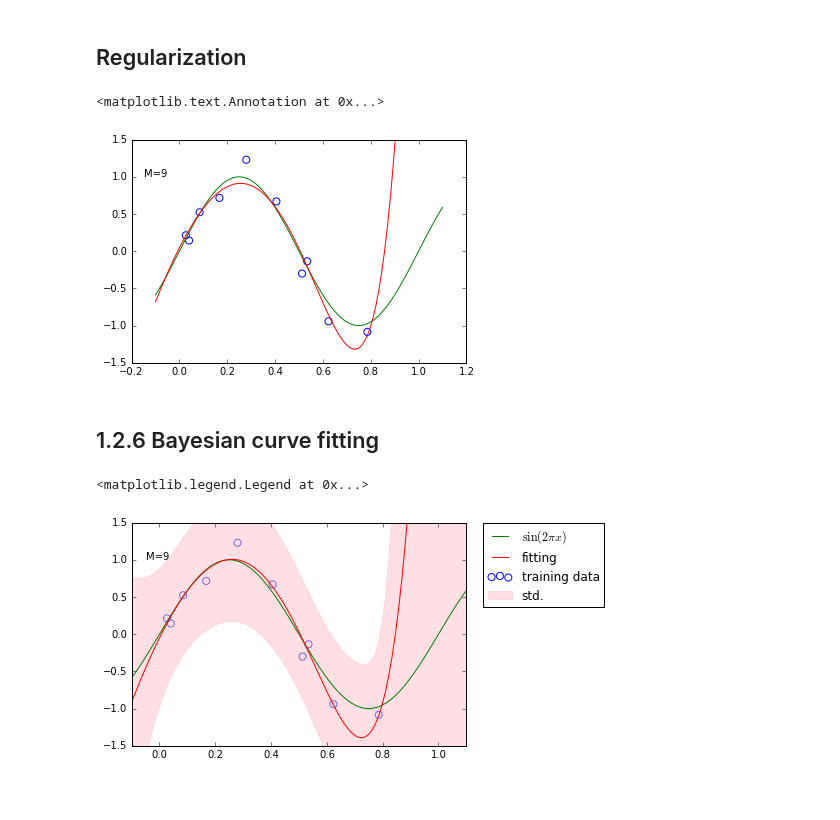
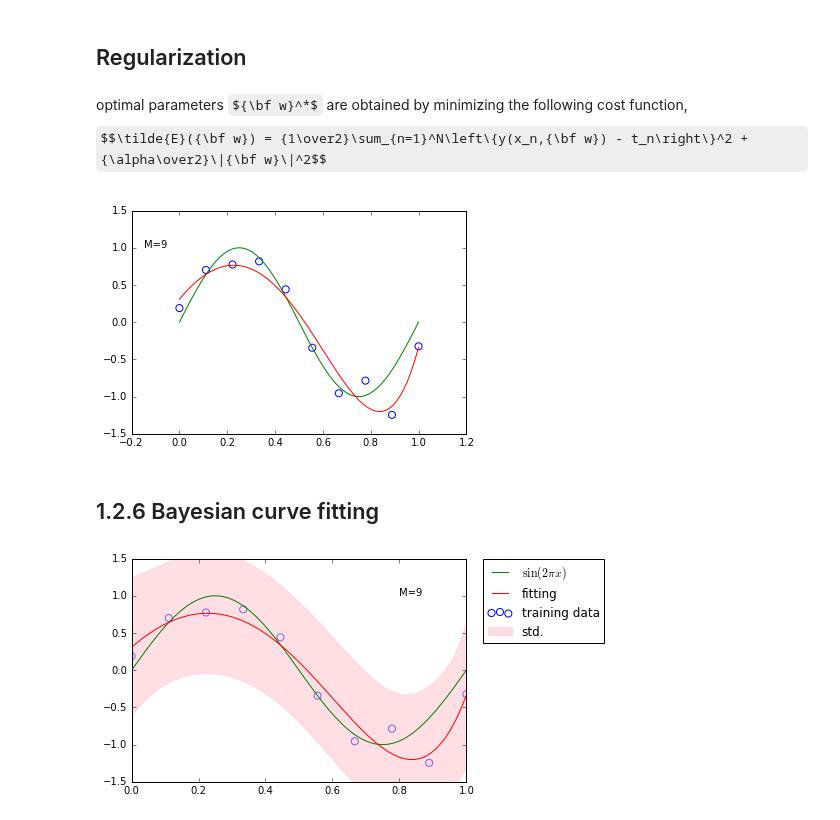
Before and after one commit to ctgk/PRML, a Jupyter notebook: ch01_Introduction.ipynb, the cells around one changed output. Cells and saved outputs as stored; diff of their text form; code cells hidden in the pictures; some formulas as TeX source.

Commit message:
wrote some mathematical equations explaining linear regression and ridge regression

```diff
--- a/ch01_Introduction.ipynb
+++ b/ch01_Introduction.ipynb
@@ -9,7 +9,7 @@ import features
 from regressions import LinearRegression, RidgeRegression, BayesianLinearRegression
 # %%
 def create_toy_data(func, sample_size, std):
-    x = np.random.uniform(size=sample_size)
+    x = np.linspace(0, 1, sample_size)
     t = func(x) + np.random.normal(scale=std, size=x.shape)
     return x, t
 
@@ -17,10 +17,11 @@ def func(x):
     return np.sin(2 * np.pi * x)
 
 x_train, y_train = create_toy_data(func, 10, 0.25)
-x_test = np.linspace(-0.1, 1.1, 100)
+x_test = np.linspace(0, 1, 100)
 y_test = func(x_test)
 
 plt.scatter(x_train, y_train, facecolor="none", edgecolor="b", s=50, label="training data")
 plt.plot(x_test, y_test, c="g", label="$\sin(2\pi x)$")
 plt.legend()
+plt.show()
 # %% [output]
@@ -32,18 +37,18 @@ plt.legend()
 for i, degree in enumerate([0, 1, 3, 9]):
     plt.subplot(2, 2, i + 1)
     feature = features.Polynomial(degree)
-    X_train = feature.transform(x_train[:, None])
-    X_test = feature.transform(x_test[:, None])
+    X_train = feature.transform(x_train)
+    X_test = feature.transform(x_test)
 
     model = LinearRegression()
     model.fit(X_train, y_train)
     y = model.predict(X_test)
 
-    y = model.predict(X_test)
     plt.scatter(x_train, y_train, facecolor="none", edgecolor="b", s=50, label="training data")
     plt.plot(x_test, y_test, c="g", label="$\sin(2\pi x)$")
     plt.plot(x_test, y, c="r", label="fitting")
     plt.ylim(-1.5, 1.5)
     plt.annotate("M={}".format(degree), xy=(-0.15, 1))
 plt.legend(bbox_to_anchor=(1.05, 0.64), loc=2, borderaxespad=0.)
+plt.show()
 # %% [output]
@@ -51,0 +59,24 @@ plt.legend(bbox_to_anchor=(1.05, 0.64), loc=2, borderaxespad=0.)
+# %%
+def rmse(a, b):
+    return np.sqrt(np.mean(np.square(a - b)))
+
+training_errors = []
+test_errors = []
+
+for i in range(10):
+    feature = features.Polynomial(i)
+    X_train = feature.transform(x_train)
+    X_test = feature.transform(x_test)
+
+    model = LinearRegression()
+    model.fit(X_train, y_train)
+    y = model.predict(X_test)
+    training_errors.append(rmse(model.predict(X_train), y_train))
+    test_errors.append(rmse(model.predict(X_test), y_test + np.random.normal(scale=0.25, size=(len(y_test),))))
+
+plt.plot(training_errors, 'o-', mfc="none", mec="b", ms=10, c="b", label="Training")
+plt.plot(test_errors, 'o-', mfc="none", mec="r", ms=10, c="r", label="Test")
+plt.legend()
+plt.xlabel("degree")
+plt.ylabel("RMSE")
+plt.show()
@@ -52,9 +85,12 @@ plt.legend(bbox_to_anchor=(1.05, 0.64), loc=2, borderaxespad=0.)
 # %% [markdown]
 ## Regularization
+# %% [markdown]
+optimal parameters ${\bf w}^*$ are obtained by minimizing the following cost function,
+$$\tilde{E}({\bf w}) = {1\over2}\sum_{n=1}^N\left\{y(x_n,{\bf w}) - t_n\right\}^2 + {\alpha\over2}\|{\bf w}\|^2$$
 # %%
 feature = features.Polynomial(9)
-X_train = feature.transform(x_train[:, None])
-X_test = feature.transform(x_test[:, None])
+X_train = feature.transform(x_train)
+X_test = feature.transform(x_test)
 
 model = RidgeRegression(alpha=1e-3)
 model.fit(X_train, y_train)
@@ -66,24 +102,24 @@ plt.plot(x_test, y_test, c="g", label="$\sin(2\pi x)$")
 plt.plot(x_test, y, c="r", label="fitting")
 plt.ylim(-1.5, 1.5)
 plt.annotate("M=9", xy=(-0.15, 1))
+plt.show()
 # %% [output]
-<matplotlib.text.Annotation at 0x...>
-[figure, old version]
+[figure, new version]
 # %% [markdown]
 ## 1.2.6 Bayesian curve fitting
 # %%
-bayes_model = BayesianLinearRegression(alpha=5e-4, beta=2)
+bayes_model = BayesianLinearRegression(alpha=2e-3, beta=2)
 bayes_model.fit(X_train, y_train)
 
 y, y_err = bayes_model.predict_dist(X_test)
 plt.scatter(x_train, y_train, facecolor="none", edgecolor="b", s=50, label="training data")
 plt.plot(x_test, y_test, c="g", label="$\sin(2\pi x)$")
 plt.plot(x_test, y, c="r", label="fitting")
 plt.fill_between(x_test, y - y_err, y + y_err, color="pink", label="std.", alpha=0.5)
 plt.xlim(x_test.min(), x_test.max())
 plt.ylim(-1.5, 1.5)
-plt.annotate("M=9", xy=(-0.05, 1))
+plt.annotate("M=9", xy=(0.8, 1))
 plt.legend(bbox_to_anchor=(1.05, 1.), loc=2, borderaxespad=0.)
+plt.show()
 # %% [output]
-<matplotlib.legend.Legend at 0x...>
-[figure, old version]
+[figure, new version]
```
Also changed, not shown: parts of 5 cells of this notebook.
